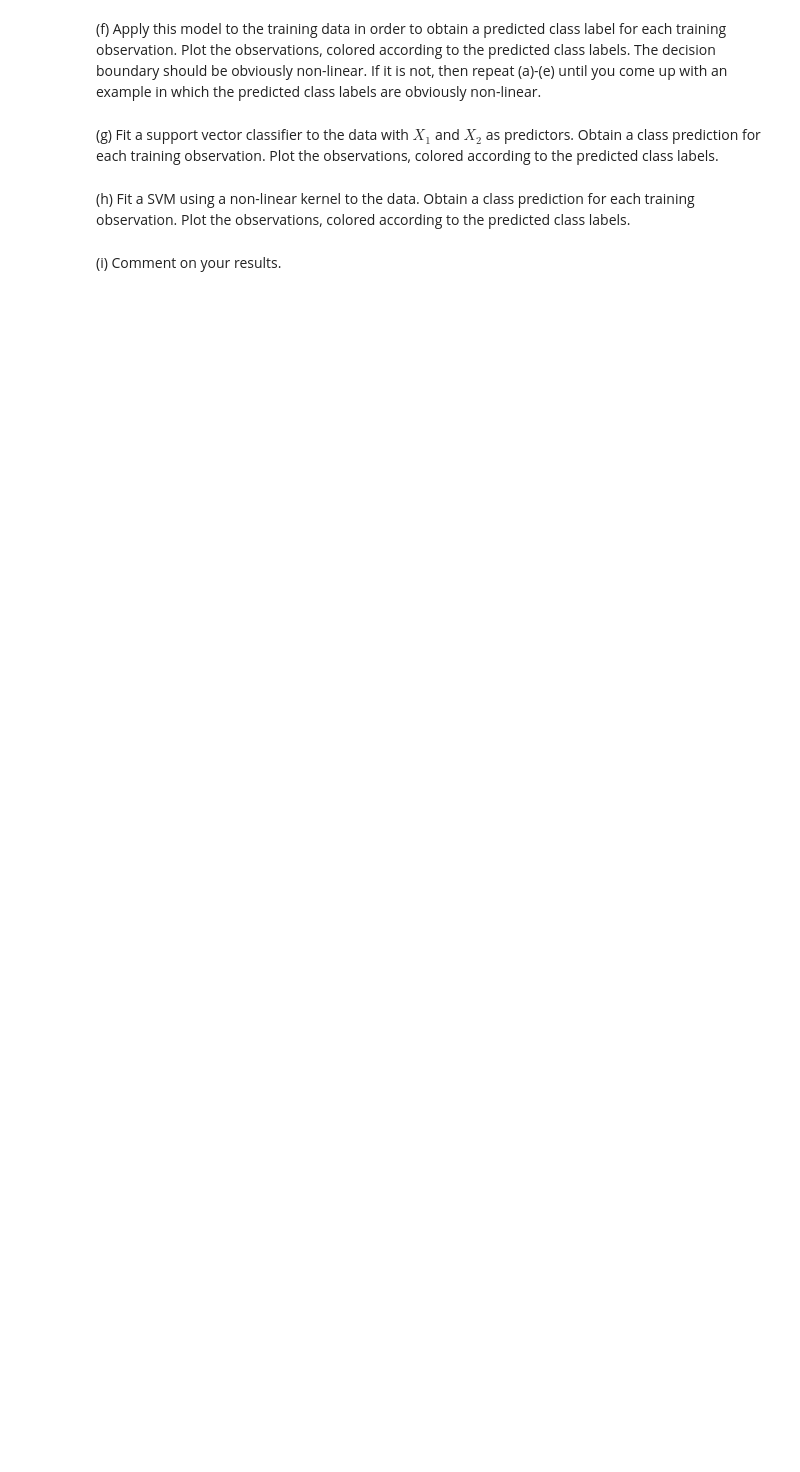
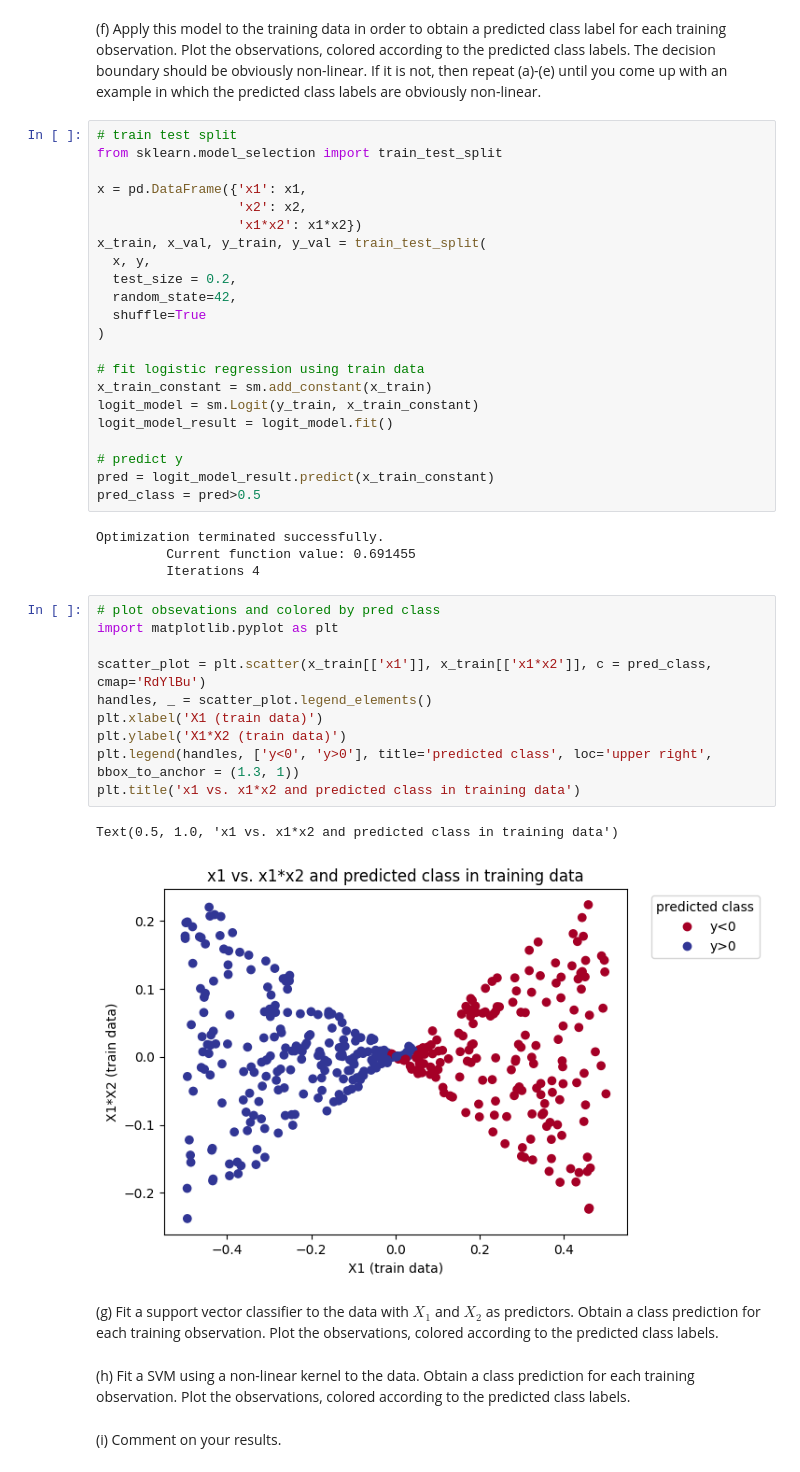
Before and after one commit to mw1296/DSAN5300, a Jupyter notebook: labs/lab-W08-SVM/lab8.ipynb, the cells around one changed output. Drawn from its saved outputs; the diff is of its cells as text; blank space fills up the shorter version.

```diff
--- a/labs/lab-W08-SVM/lab8.ipynb
+++ b/labs/lab-W08-SVM/lab8.ipynb
@@ -234,5 +238,44 @@ Logit Regression Results
 # %% [markdown]
 (f) Apply this model to the training data in order to obtain a predicted class label for each training observation. Plot the observations, colored according to the predicted class labels. The decision boundary should be obviously non-linear. If it is not, then repeat (a)-(e) until you come up with an example in which the predicted class labels are obviously non-linear.
+# %%
+# train test split
+from sklearn.model_selection import train_test_split
+
+x = pd.DataFrame({'x1': x1,
+                  'x2': x2,
+                  'x1*x2': x1*x2})
+x_train, x_val, y_train, y_val = train_test_split(
+  x, y,
+  test_size = 0.2,
+  random_state=42,
+  shuffle=True
+)
+
+# fit logistic regression using train data
+x_train_constant = sm.add_constant(x_train)
+logit_model = sm.Logit(y_train, x_train_constant)
+logit_model_result = logit_model.fit()
+
+# predict y
+pred = logit_model_result.predict(x_train_constant)
+pred_class = pred>0.5
+# %% [output]
+Optimization terminated successfully.
+         Current function value: 0.691455
+         Iterations 4
+# %%
+# plot obsevations and colored by pred class
+import matplotlib.pyplot as plt
+
+scatter_plot = plt.scatter(x_train[['x1']], x_train[['x1*x2']], c = pred_class, cmap='RdYlBu')
+handles, _ = scatter_plot.legend_elements()
+plt.xlabel('X1 (train data)')
+plt.ylabel('X1*X2 (train data)')
+plt.legend(handles, ['y<0', 'y>0'], title='predicted class', loc='upper right', bbox_to_anchor = (1.3, 1))
+plt.title('x1 vs. x1*x2 and predicted class in training data')
+# %% [output]
+Text(0.5, 1.0, 'x1 vs. x1*x2 and predicted class in training data')
+[figure, added]
 # %% [markdown]
 (g) Fit a support vector classifier to the data with $X_1$ and $X_2$ as predictors. Obtain a class prediction for each training observation. Plot the observations, colored according to the predicted class labels.
 # %% [markdown]
```
Also changed, not shown: parts of 1 cell of this notebook, 1 other file.
